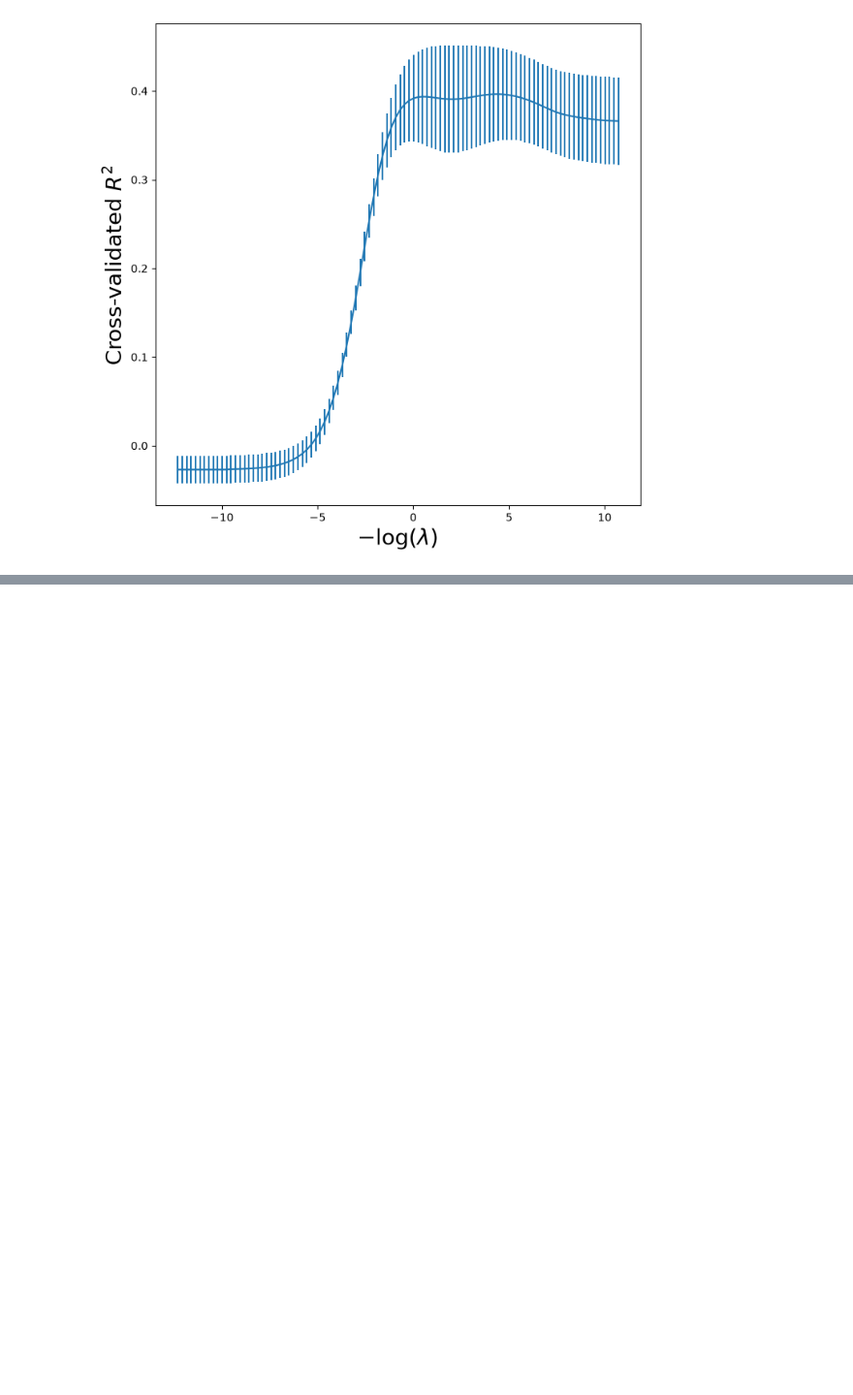
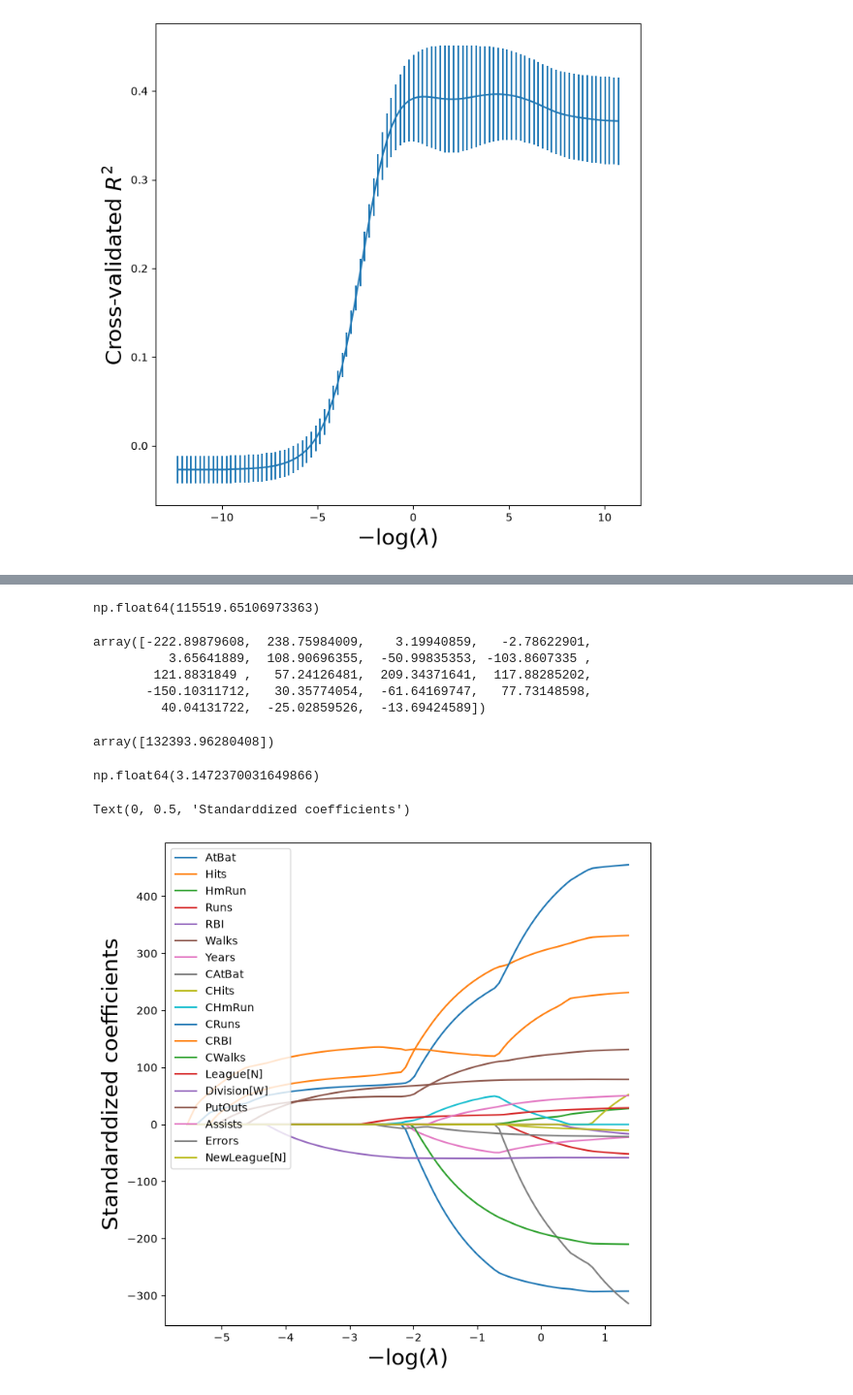
Before and after one commit to Nattawut30/Math-Algorithmic-Trading, a Jupyter notebook: Probability_Statistics/05_Linear_Model_Selection_and_Regularization.ipynb, the cells around one changed output, grey strips where cells are left out. Shown at 97% size. Drawn from its saved outputs; the diff is of its cells as text; code cells hidden in the pictures; blank space fills up the shorter version.

```diff
--- a/Probability_Statistics/05_Linear_Model_Selection_and_Regularization.ipynb
+++ b/Probability_Statistics/05_Linear_Model_Selection_and_Regularization.ipynb
@@ -513,0 +550,17 @@ Text(0, 0.5, 'Cross-validated $R^2$')
+# %%
+# I wonder what is the test MSE assocated with this value of alphas?
+
+np.min(tuned_ridge.mse_path_.mean(1))
+# %% [output]
+np.float64(115519.65106973363)
+# %%
+# alphas = 4
+# check the coefficients fit on the entire data set at this value of x
+
+tuned_ridge.coef_
+# %% [output]
+array([-222.89879608,  238.75984009,    3.19940859,   -2.78622901,
+          3.65641889,  108.90696355,  -50.99835353, -103.8607335 ,
+        121.8831849 ,   57.24126481,  209.34371641,  117.88285202,
+       -150.10311712,   30.35774054,  -61.64169747,   77.73148598,
+         40.04131722,  -25.02859526,  -13.69424589])
@@ -513,0 +580,33 @@ Text(0, 0.5, 'Cross-validated $R^2$')
+# %%
+results = skm.cross_validate(pipeCV, X, Y, cv=outer_valid, scoring='neg_mean_squared_error')
+-results['test_score']
+# %% [output]
+array([132393.96280408])
+# %%
+""" The Lasso """
+
+# I now ask thether the lasso can yield either a more accurate or a more interpretable model than ridge regression.
+# Change only l1_ratio=1
+# other than that change, I proceed just as we did in fitting a ridge model
+
+lassoCV = skl.ElasticNetCV(alphas=100, l1_ratio=1, cv=kfold)
+pipeCV = Pipeline(steps=[('scaler', scaler), ('lasso', lassoCV)])
+pipeCV.fit(X, Y)
+tuned_lasso = pipeCV.named_steps['lasso']
+tuned_lasso.alpha_
+# %% [output]
+np.float64(3.1472370031649866)
+# %%
+lambdas, soln_array = skl.Lasso.path(Xs, Y, l1_ratio=1, alphas=100)[:2]
+soln_path = pd.DataFrame(soln_array.T, columns=D.columns, index=-np.log(lambdas))
+# %%
+# We can see from the cofficient plot of the standardized coefficients that depending on the choice of tuning parameter, some of the coefficients will be exactly equal to zero.
+
+path_fig, ax = subplots(figsize=(8, 8))
+soln_path.plot(ax=ax, legend=False)
+ax.legend(loc='upper left')
+ax.set_xlabel('$-\log(\lambda)$', fontsize=20)
+ax.set_ylabel('Standarddized coefficients', fontsize=20)
+# %% [output]
+Text(0, 0.5, 'Standarddized coefficients')
+[figure, added]
```
Also changed, not shown: parts of 17 cells of this notebook.
